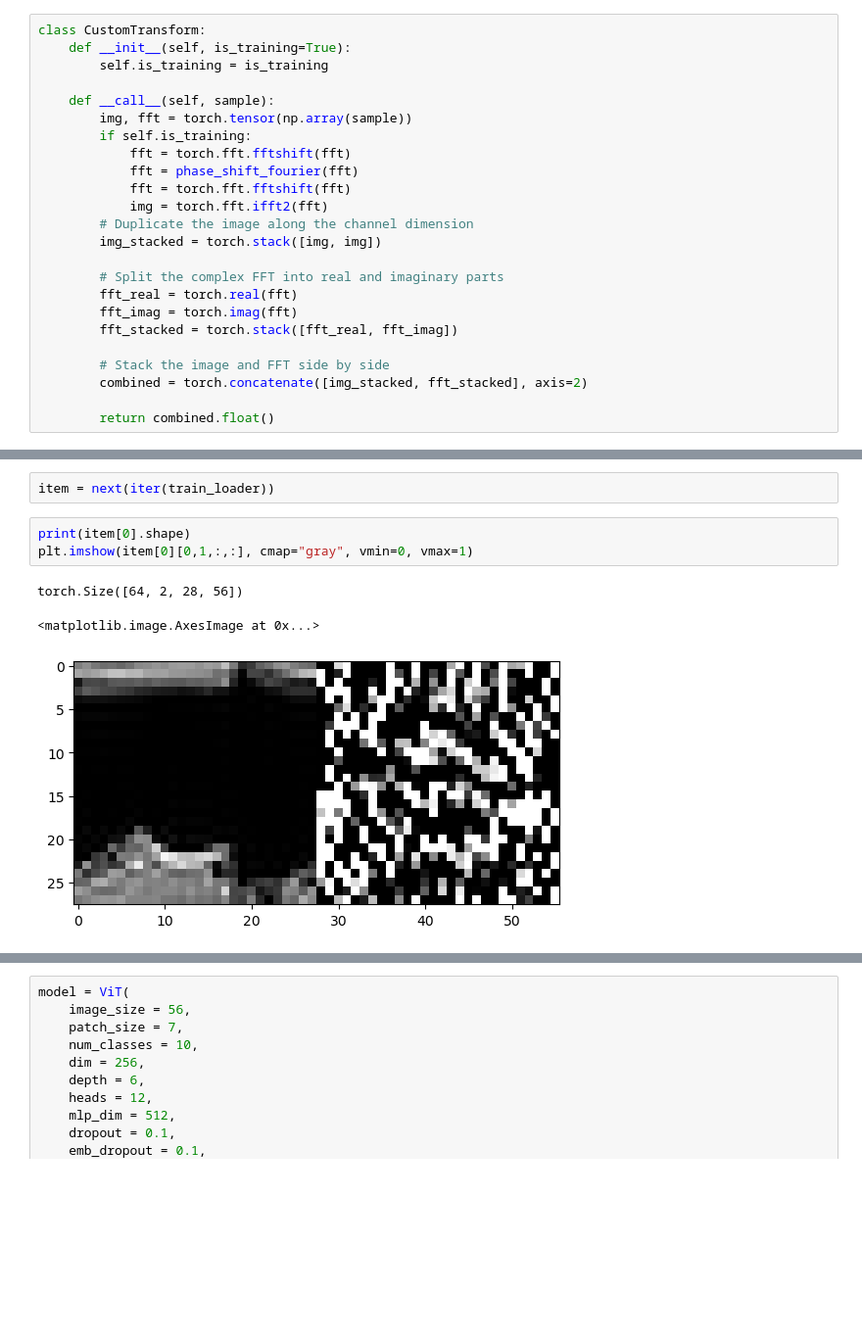
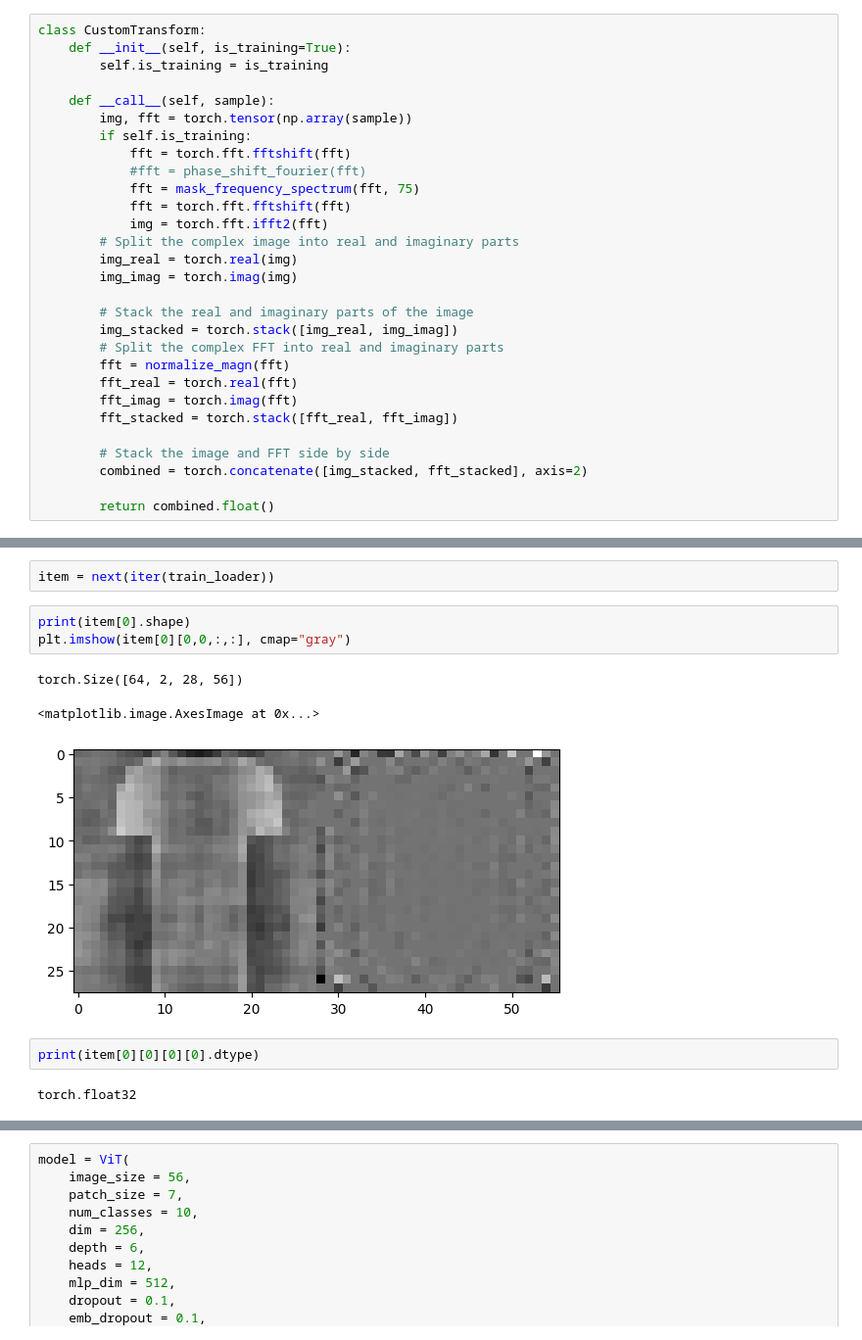
Before and after one commit to FsMarcoTU/fashion_mnist_tests, a Jupyter notebook: 240627_ViT img_domain_freq_augment.ipynb, the cells around one changed output, grey strips where cells are left out. Shown at 98% size. Cells and saved outputs as stored; diff of their text form; blank space fills up the shorter version.

```diff
--- a/240627_ViT img_domain_freq_augment.ipynb
+++ b/240627_ViT img_domain_freq_augment.ipynb
@@ -95,13 +141,18 @@ class CustomTransform:
         img, fft = torch.tensor(np.array(sample))
         if self.is_training:
             fft = torch.fft.fftshift(fft)
-            fft = phase_shift_fourier(fft)
+            #fft = phase_shift_fourier(fft)
+            fft = mask_frequency_spectrum(fft, 75)
             fft = torch.fft.fftshift(fft)
             img = torch.fft.ifft2(fft)
-        # Duplicate the image along the channel dimension
-        img_stacked = torch.stack([img, img])
+        # Split the complex image into real and imaginary parts
+        img_real = torch.real(img)
+        img_imag = torch.imag(img)
 
+        # Stack the real and imaginary parts of the image
+        img_stacked = torch.stack([img_real, img_imag])
         # Split the complex FFT into real and imaginary parts
+        fft = normalize_magn(fft)
         fft_real = torch.real(fft)
         fft_imag = torch.imag(fft)
         fft_stacked = torch.stack([fft_real, fft_imag])
@@ -144,11 +195,15 @@ print(len(train_loader))
 item = next(iter(train_loader))
 # %%
 print(item[0].shape)
-plt.imshow(item[0][0,1,:,:], cmap="gray", vmin=0, vmax=1)
+plt.imshow(item[0][0,0,:,:], cmap="gray")
 # %% [output]
 torch.Size([64, 2, 28, 56])
 <matplotlib.image.AxesImage at 0x...>
-[figure, old version]
+[figure, new version]
+# %%
+print(item[0][0][0][0].dtype)
+# %% [output]
+torch.float32
 # %%
 
 # Create a figure with two subplots
```
Also changed, not shown: parts of 5 cells of this notebook, 19 other files.
